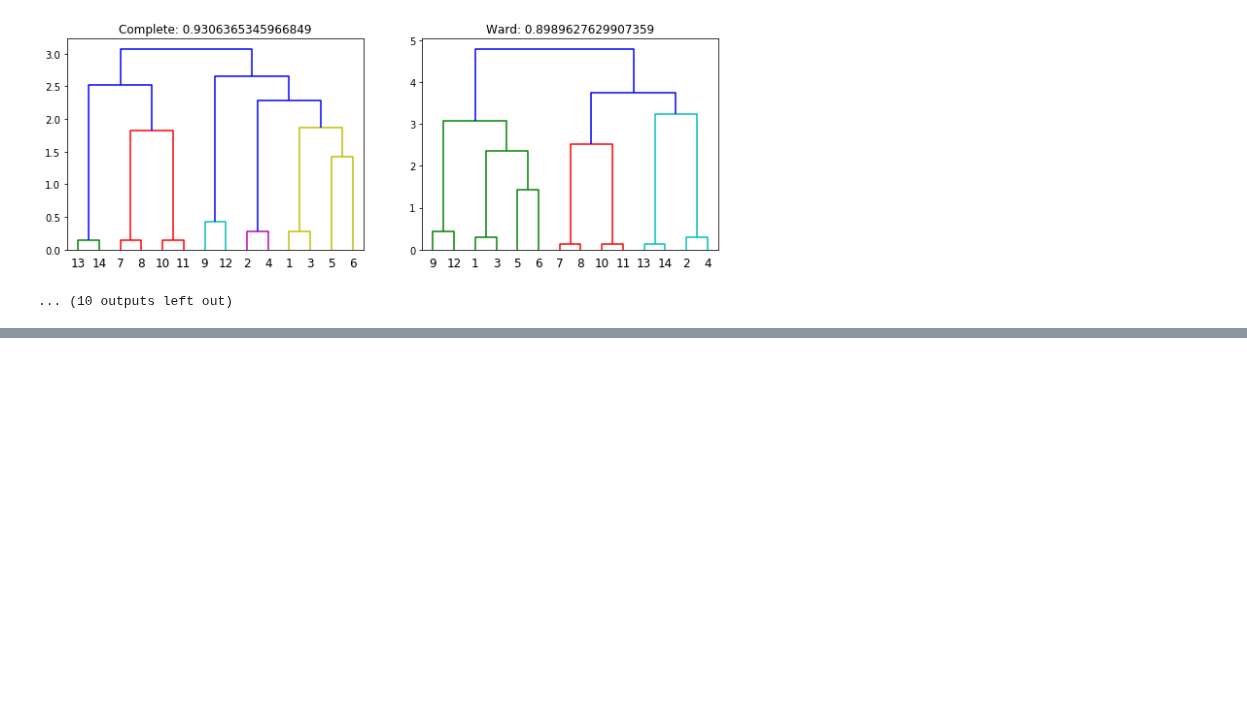
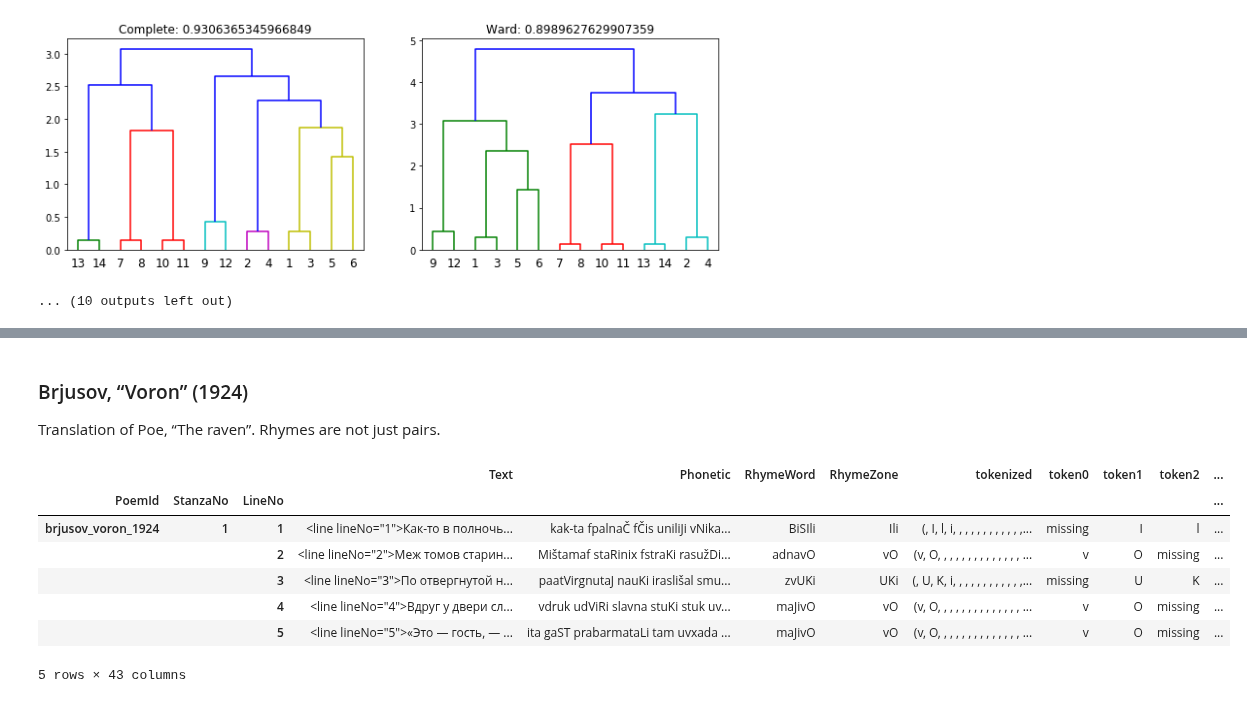
Before and after one commit to Data-Science-for-Linguists-2019/russian_rhyme, a Jupyter notebook: dev/progress_report_4.ipynb, the cells around one changed output, grey strips where cells are left out. Drawn from its saved outputs; the diff is of its cells as text; code cells hidden in the pictures; blank space fills up the shorter version.

```diff
--- a/dev/progress_report_4.ipynb
+++ b/dev/progress_report_4.ipynb
@@ -536,0 +676,34 @@ Eo.1   6        1       Латынь из моды вышла ныне:       nI
+# %% [markdown]
+### Brjusov, “Voron” (1924)
+
+Translation of Poe, “The raven”. Rhymes are not just pairs.
+# %%
+data = "data_samples/brjusov_voron.xml" # private full data
+with open(data) as f:
+    all_lines = process(f)
+df_brjusov_voron = pd.DataFrame(all_lines, columns=["PoemId", "StanzaNo", "LineNo", "Text"])
+df_brjusov_voron["Phonetic"] = trans_vec(df_brjusov_voron["Text"])
+df_brjusov_voron["RhymeWord"] = df_brjusov_voron["Phonetic"].str.split().str[-1]
+df_brjusov_voron["RhymeZone"] = df_brjusov_voron["RhymeWord"].apply(remove_pretonic_segments)
+df_brjusov_voron["tokenized"] = [x[0] for x in df_brjusov_voron["RhymeZone"].str.
+                   findall(r"(.?)([AEIOU])([^aeiou]*)([aeiou]?)([^aeiou]*)([aeiou]?)([^aeiou]*)([aeiou]?)([^aeiou]*)([aeiou]?)([^aeiou]*)([aeiou]?)([^aeiou]*)([aeiou]?)([^aeiou]*)([aeiou]?)([^aeiou]*)([aeiou]?)")]
+i = 0
+while pd.np.count_nonzero([item[i] for item in df_brjusov_voron["tokenized"]]) > 0:
+    df_brjusov_voron["token" + str(i)] = [item[i] for item in df_brjusov_voron["tokenized"]]
+    i += 1
+tokenheaders = df_brjusov_voron.filter(regex="^token\d").columns
+df_brjusov_voron[tokenheaders] = df_brjusov_voron[tokenheaders].replace(r'^$', "missing", regex=True) # replace empty strings with specific value; inplace doesn't work (?)
+dummy = pd.get_dummies(df_brjusov_voron, columns=df_brjusov_voron.filter(regex="^token\d").columns, drop_first=True)
+df_brjusov_voron = df_brjusov_voron.merge(dummy, on=["PoemId", "StanzaNo",
+                                                     "LineNo", "Text", "Phonetic", "RhymeWord", "RhymeZone", "tokenized"])
+df_brjusov_voron.set_index(["PoemId", "StanzaNo", "LineNo"], inplace=True)
+df_brjusov_voron.head()
+# %% [output]
+|  |  |  | Text | Phonetic | RhymeWord | RhymeZone | tokenized | token0 | token1 | token2 | ... |
+| PoemId | StanzaNo | LineNo |  |  |  |  |  |  |  |  | ... |
+| brjusov_voron_1924 | 1 | 1 | <line lineNo="1">Как-то в полночь... | kak-ta fpalnaČ fČis uniliJi vNika... | BiSIli | Ili | (, I, l, i, , , , , , , , , , , ,... | missing | I | l | ... |
+|  |  | 2 | <line lineNo="2">Меж томов старин... | Mištamaf staRinix fstraKi rasužDi... | adnavO | vO | (v, O, , , , , , , , , , , , , , ... | v | O | missing | ... |
+|  |  | 3 | <line lineNo="3">По отвергнутой н... | paatVirgnutaJ nauKi iraslišal smu... | zvUKi | UKi | (, U, K, i, , , , , , , , , , , ,... | missing | U | K | ... |
+|  |  | 4 | <line lineNo="4">Вдруг у двери сл... | vdruk udViRi slavna stuKi stuk uv... | maJivO | vO | (v, O, , , , , , , , , , , , , , ... | v | O | missing | ... |
+|  |  | 5 | <line lineNo="5">«Это — гость, — ... | ita gaST prabarmataLi tam uvxada ... | maJivO | vO | (v, O, , , , , , , , , , , , , , ... | v | O | missing | ... |
+5 rows × 43 columns
```
Also changed, not shown: parts of 9 cells of this notebook.
